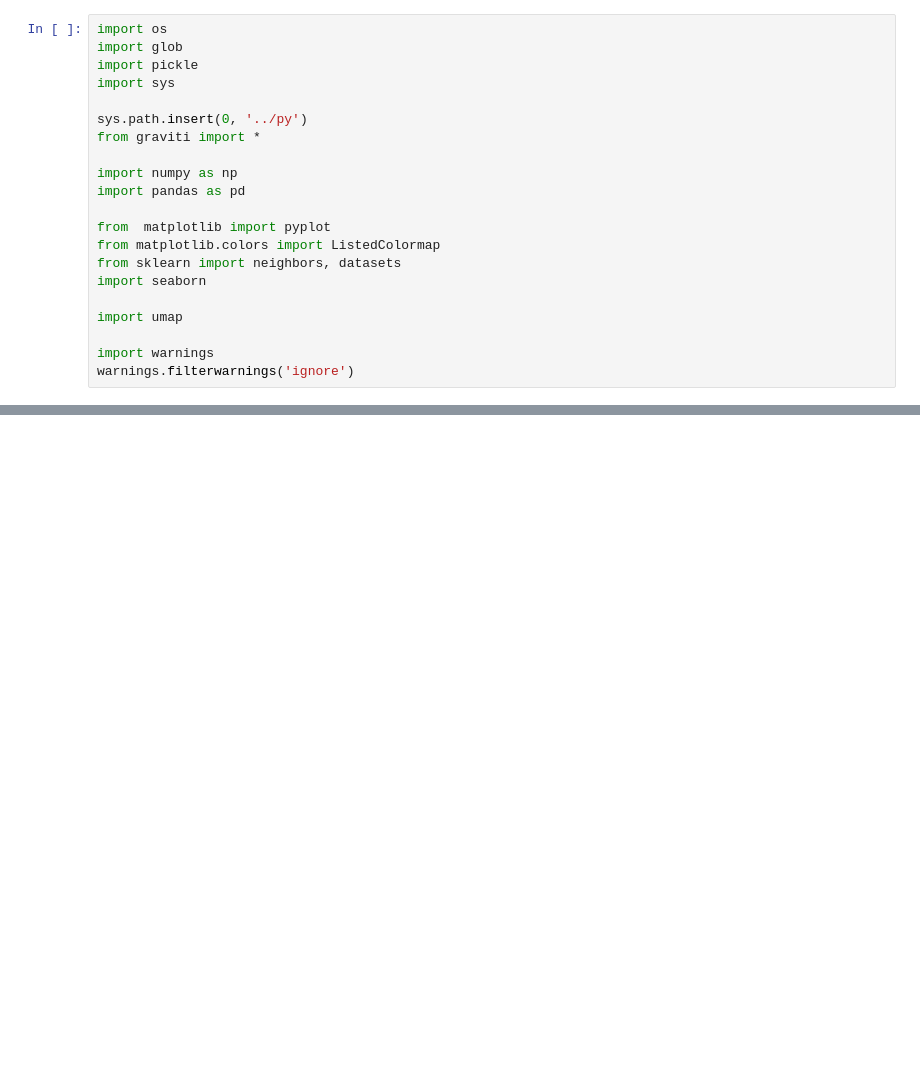
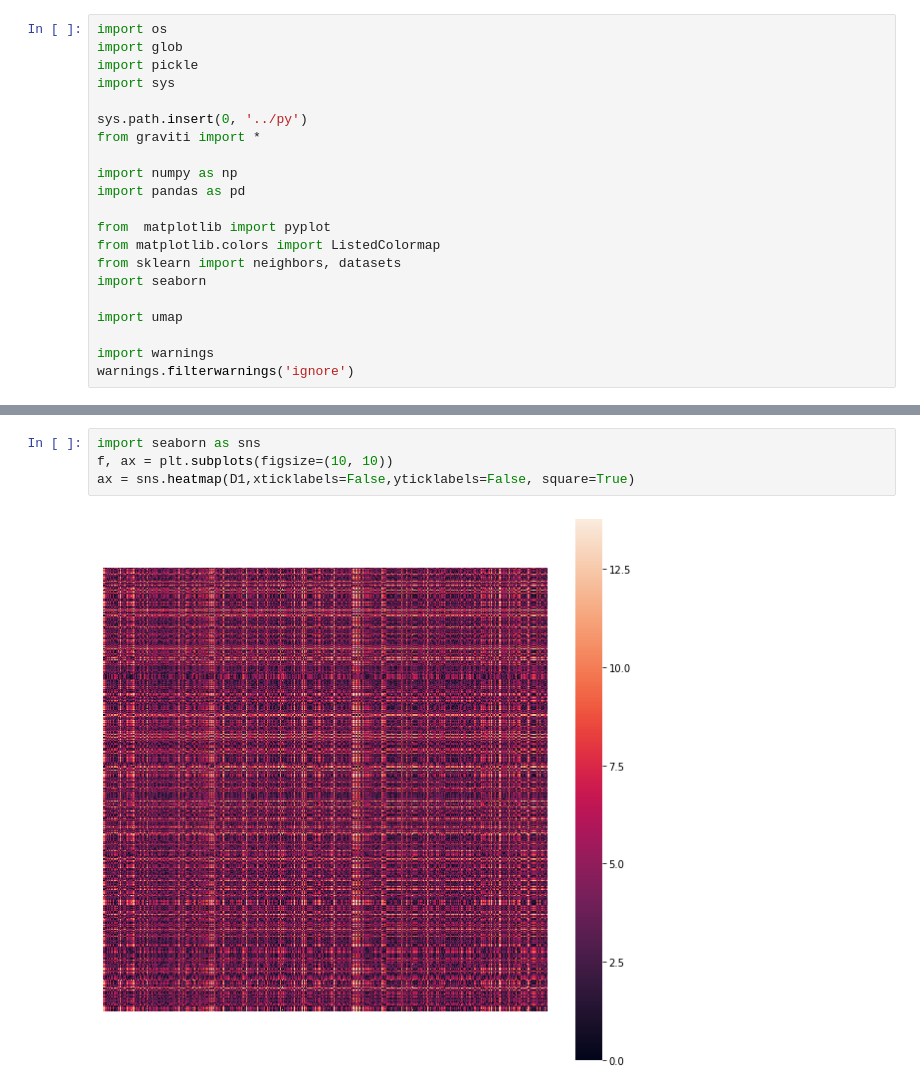
Before and after one commit to garner1/nucleAI, a Jupyter notebook: ipynb/data.compare_withVSwo_intensity.ipynb, the cells around one changed output, grey strips where cells are left out. Cells and saved outputs as stored; diff of their text form; blank space fills up the shorter version.

```diff
--- a/ipynb/data.compare_withVSwo_intensity.ipynb
+++ b/ipynb/data.compare_withVSwo_intensity.ipynb
@@ -79,0 +51,6 @@ df[df['cluster']==1].shape
+# %%
+import seaborn as sns
+f, ax = plt.subplots(figsize=(10, 10))
+ax = sns.heatmap(D1,xticklabels=False,yticklabels=False, square=True)
+# %% [output]
+[figure, added]
```
Also changed, not shown: parts of 14 cells of this notebook, 2 other files.
